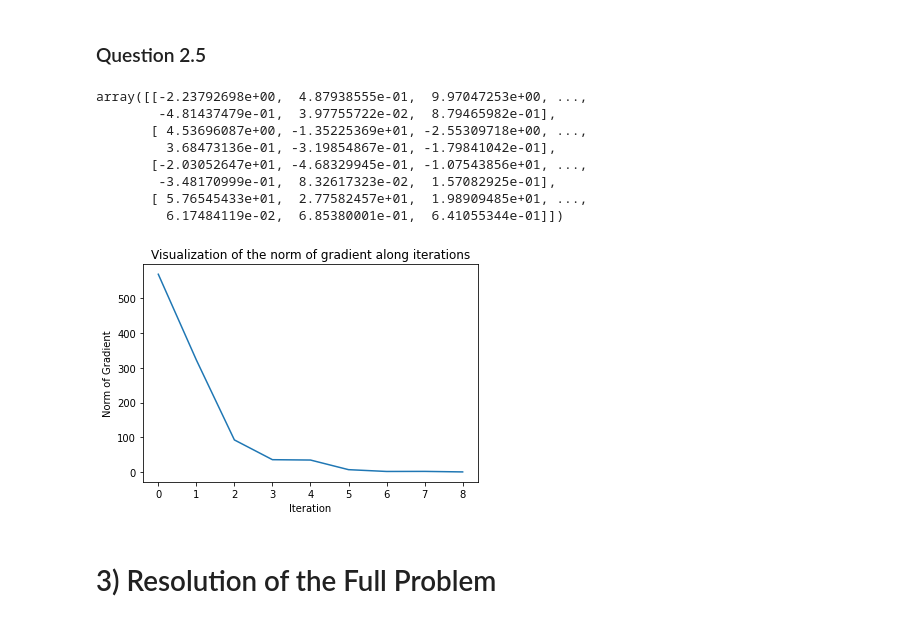
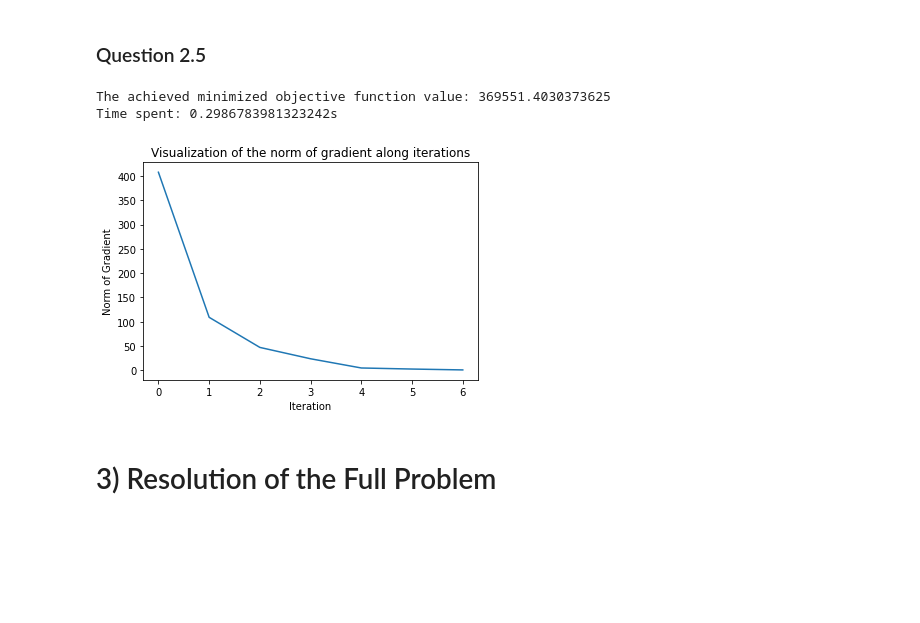
Before and after one commit to daniel-deutsch/SD-TSIA211, a Jupyter notebook: main.ipynb, the cells around one changed output. Cells and saved outputs as stored; diff of their text form; code cells hidden in the pictures; blank space fills up the shorter version.

```diff
--- a/main.ipynb
+++ b/main.ipynb
@@ -145,16 +159,39 @@ def gradient_linear(g, P0, epsilon):
-# %%
-Pm = gradient_linear(g, P0, epsilon)
-Pm
-# %% [output]
-array([[-2.23792698e+00,  4.87938555e-01,  9.97047253e+00, ...,
-        -4.81437479e-01,  3.97755722e-02,  8.79465982e-01],
-       [ 4.53696087e+00, -1.35225369e+01, -2.55309718e+00, ...,
-         3.68473136e-01, -3.19854867e-01, -1.79841042e-01],
-       [-2.03052647e+01, -4.68329945e-01, -1.07543856e+01, ...,
-        -3.48170999e-01,  8.32617323e-02,  1.57082925e-01],
-       [ 5.76545433e+01,  2.77582457e+01,  1.98909485e+01, ...,
-         6.17484119e-02,  6.85380001e-01,  6.41055344e-01]])
-[figure, removed]
+# %%
+def gradient_LS(g, P0, a=0.5, b=0.25, beta=0.5, epsilon=1):
+    gradient_norms = []
+    Pk = P0
+    val, grad_Pk = g(Pk, Q0, R, mask, rho)
+    grad_norm_squared = np.linalg.norm(grad_Pk, ord="fro")**2
+    gamma = b
+    while (grad_norm_squared > epsilon**2):
+        gamma *= 2
+        val_, grad_Pk_ = g(Pk - gamma*grad_Pk, Q0, R, mask, rho)
+        while (val_ > val - gamma*beta*grad_norm_squared):
+            gamma *= a
+            val_, grad_Pk_ = g(Pk - gamma*grad_Pk, Q0, R, mask, rho)
+        Pk -= gamma*grad_Pk
+        val = val_
+        grad_Pk = grad_Pk_
+        grad_norm_squared = np.linalg.norm(grad_Pk, ord="fro")**2
+        gradient_norms.append(np.linalg.norm(grad_Pk, ord="fro"))
+    return val, Pk, gradient_norms
+# %%
+t_start = time()
+val_min_grad_ls, P_grad_ls, gradient_norms_grad_ls = gradient_LS(objective, np.zeros_like(P0))
+
+print(f"The achieved minimized objective function value: {val_min_grad_ls}")
+print(f"Time spent: {time() - t_start}s")
+
+# Plotting gradients over iterations
+plt.plot(gradient_norms_grad_ls)
+plt.title("Visualization of the norm of gradient along iterations")
+plt.xlabel("Iteration")
+plt.ylabel("Norm of Gradient")
+plt.show()
+# %% [output]
+The achieved minimized objective function value: 369551.4030373625
+Time spent: 0.2986783981323242s
+[figure, added]
 # %% [markdown]
 # 3) Resolution of the Full Problem
 # %% [markdown]
```
Also changed, not shown: parts of 21 cells of this notebook.
